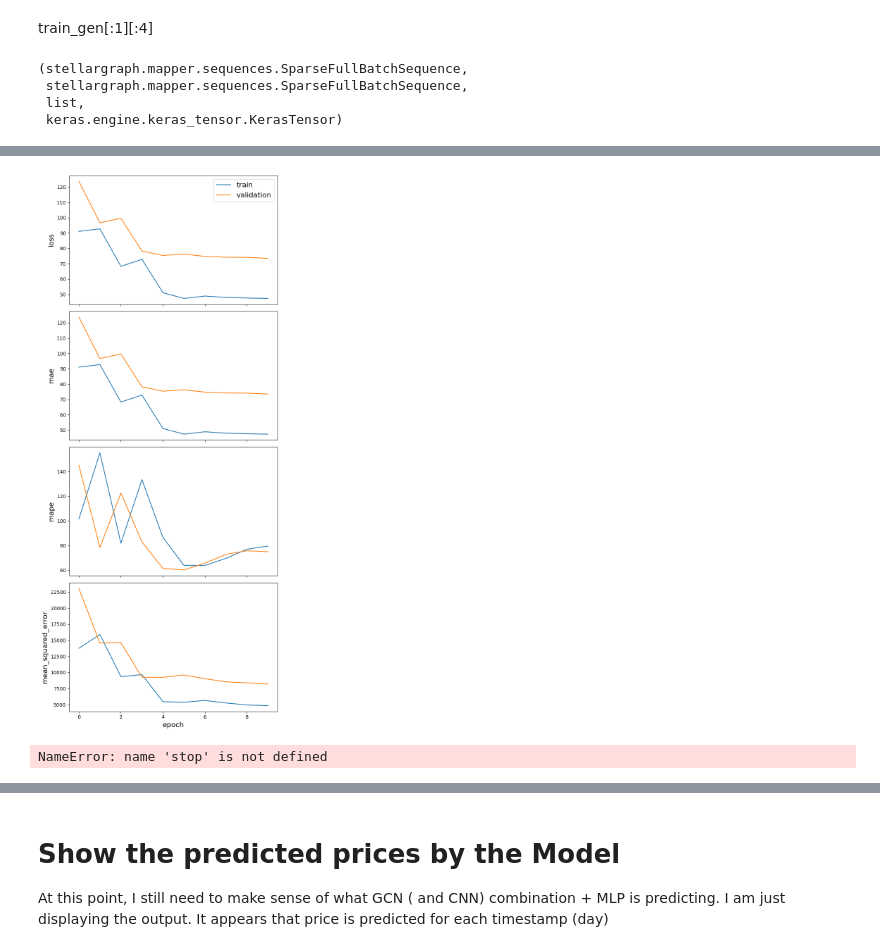
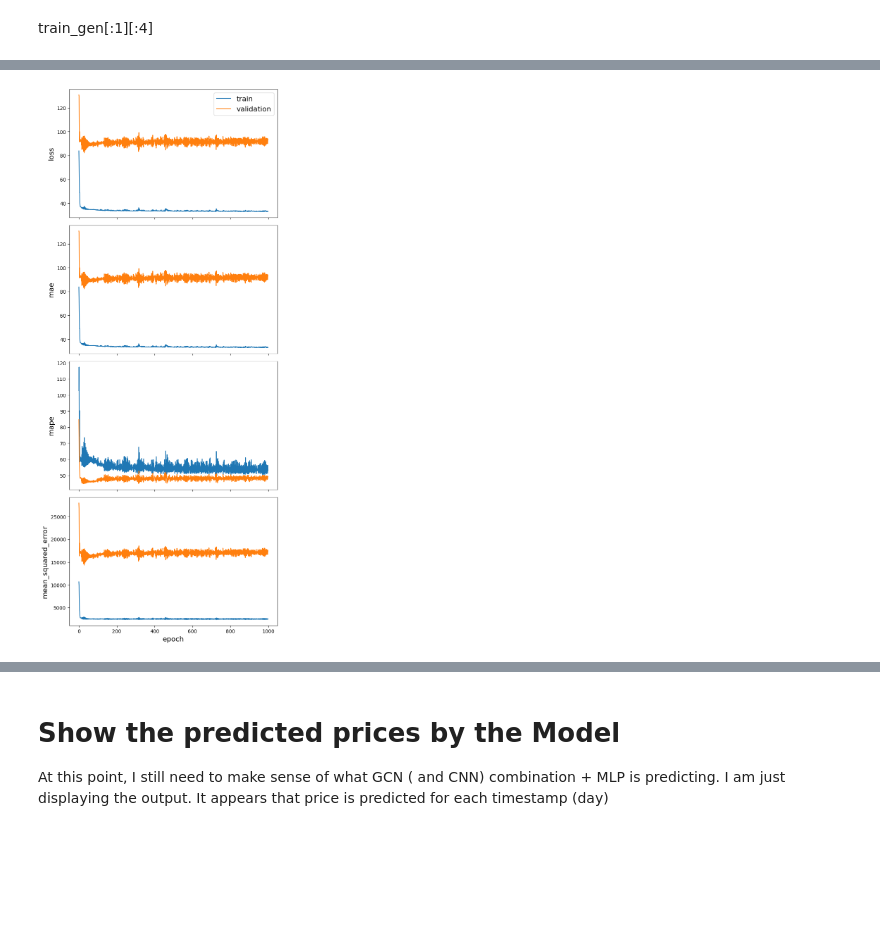
Before and after one commit to sayedmcmaster/stock-price-prediction-using-graph-convolutional-neural-networks, a Jupyter notebook: simplest_model_gcn_mlp_only-stock-prediction-cleaned.ipynb, the cells around one changed output, grey strips where cells are left out. Drawn from its saved outputs; the diff is of its cells as text; code cells hidden in the pictures; blank space fills up the shorter version.

```diff
--- a/simplest_model_gcn_mlp_only-stock-prediction-cleaned.ipynb
+++ b/simplest_model_gcn_mlp_only-stock-prediction-cleaned.ipynb
@@ -598,18 +598,13 @@ val_gen = generator.flow(val_subjects.index, test_subjects_)
 # %% [markdown]
 train_gen[:1][:4]
 # %%
-type(train_gen_data), type(data_valid), type(x_inp), type(x_out)
+# type(train_gen_data), type(data_valid), type(x_inp), type(x_out)
-# %% [output]
-(stellargraph.mapper.sequences.SparseFullBatchSequence,
- stellargraph.mapper.sequences.SparseFullBatchSequence,
- list,
- keras.engine.keras_tensor.KerasTensor)
 # %%
 # https://keras.io/api/callbacks/early_stopping/
 from tensorflow.keras.callbacks import EarlyStopping
 
-epochs_to_test = 10
-patience_to_test = 10
+epochs_to_test = 1000
+patience_to_test = 1000
 
 es_callback = EarlyStopping(
     monitor = "val_mean_squared_error",
@@ -651,8 +643,4 @@ Epoch 10/10
-[figure, old version]
+[figure, new version]
-# %%
-stop
-# %% [output]
-NameError: name 'stop' is not defined
 # %%
 val_subjects,
 test_subjects
```
Also changed, not shown: parts of 20 cells of this notebook.
